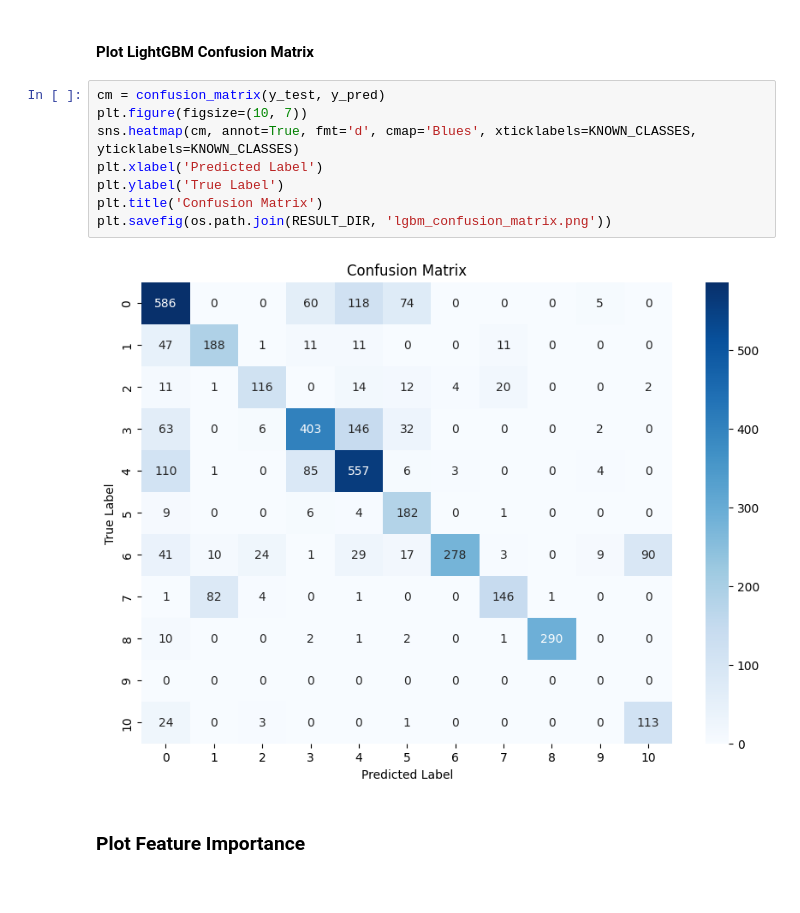
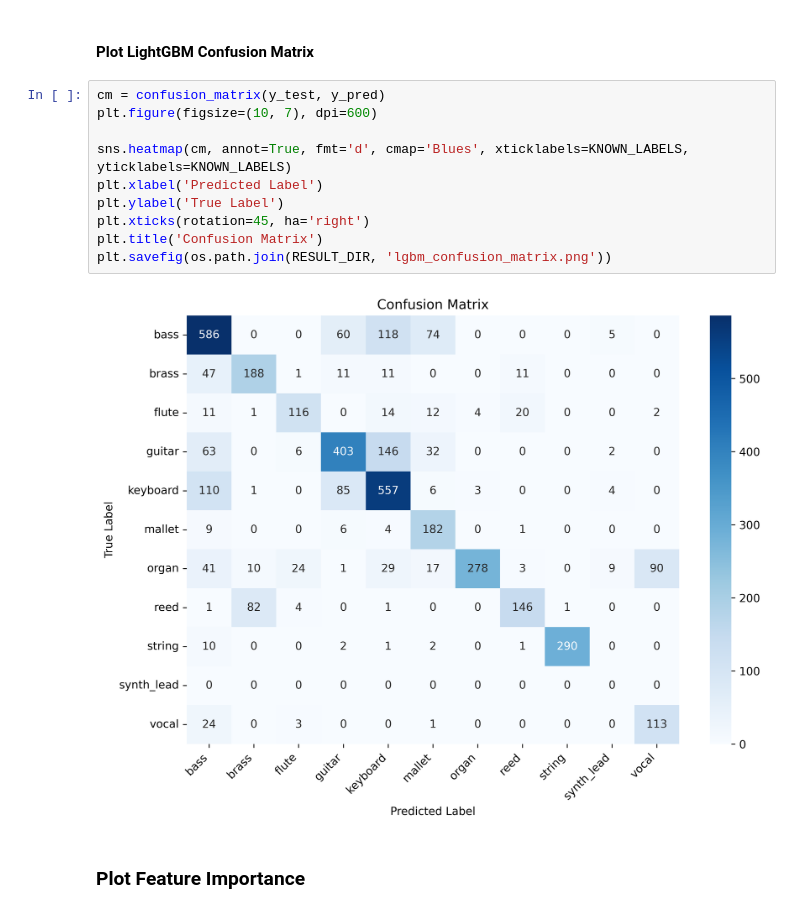
Before and after one commit to jwliao1209/Musical-Note-Classification, a Jupyter notebook: data_analysis/train_ml_model_w_signal_feature.ipynb, the cells around one changed output. Drawn from its saved outputs; the diff is of its cells as text.

```diff
--- a/data_analysis/train_ml_model_w_signal_feature.ipynb
+++ b/data_analysis/train_ml_model_w_signal_feature.ipynb
@@ -196,14 +202,16 @@ Top-3 Accuracy: 87.62%
 #### Plot LightGBM Confusion Matrix
 # %%
 cm = confusion_matrix(y_test, y_pred)
-plt.figure(figsize=(10, 7))
-sns.heatmap(cm, annot=True, fmt='d', cmap='Blues', xticklabels=KNOWN_CLASSES, yticklabels=KNOWN_CLASSES)
+plt.figure(figsize=(10, 7), dpi=600)
+
+sns.heatmap(cm, annot=True, fmt='d', cmap='Blues', xticklabels=KNOWN_LABELS, yticklabels=KNOWN_LABELS)
 plt.xlabel('Predicted Label')
 plt.ylabel('True Label')
+plt.xticks(rotation=45, ha='right')
 plt.title('Confusion Matrix')
 plt.savefig(os.path.join(RESULT_DIR, 'lgbm_confusion_matrix.png'))
 # %% [output]
-[figure, old version]
+[figure, new version]
 # %% [markdown]
 ### Plot Feature Importance
 # %%
```
Also changed, not shown: parts of 12 cells of this notebook, 29 other files.
